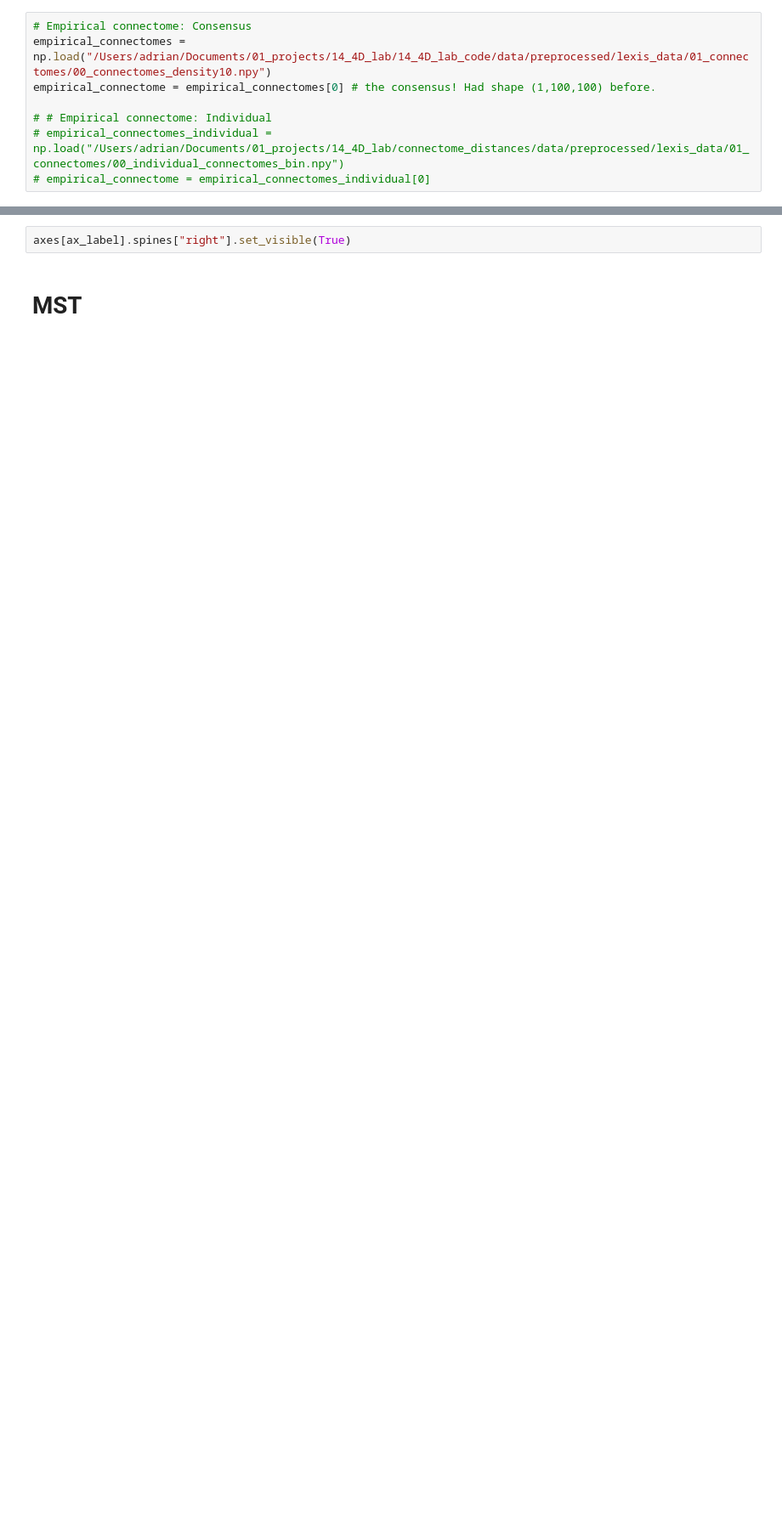
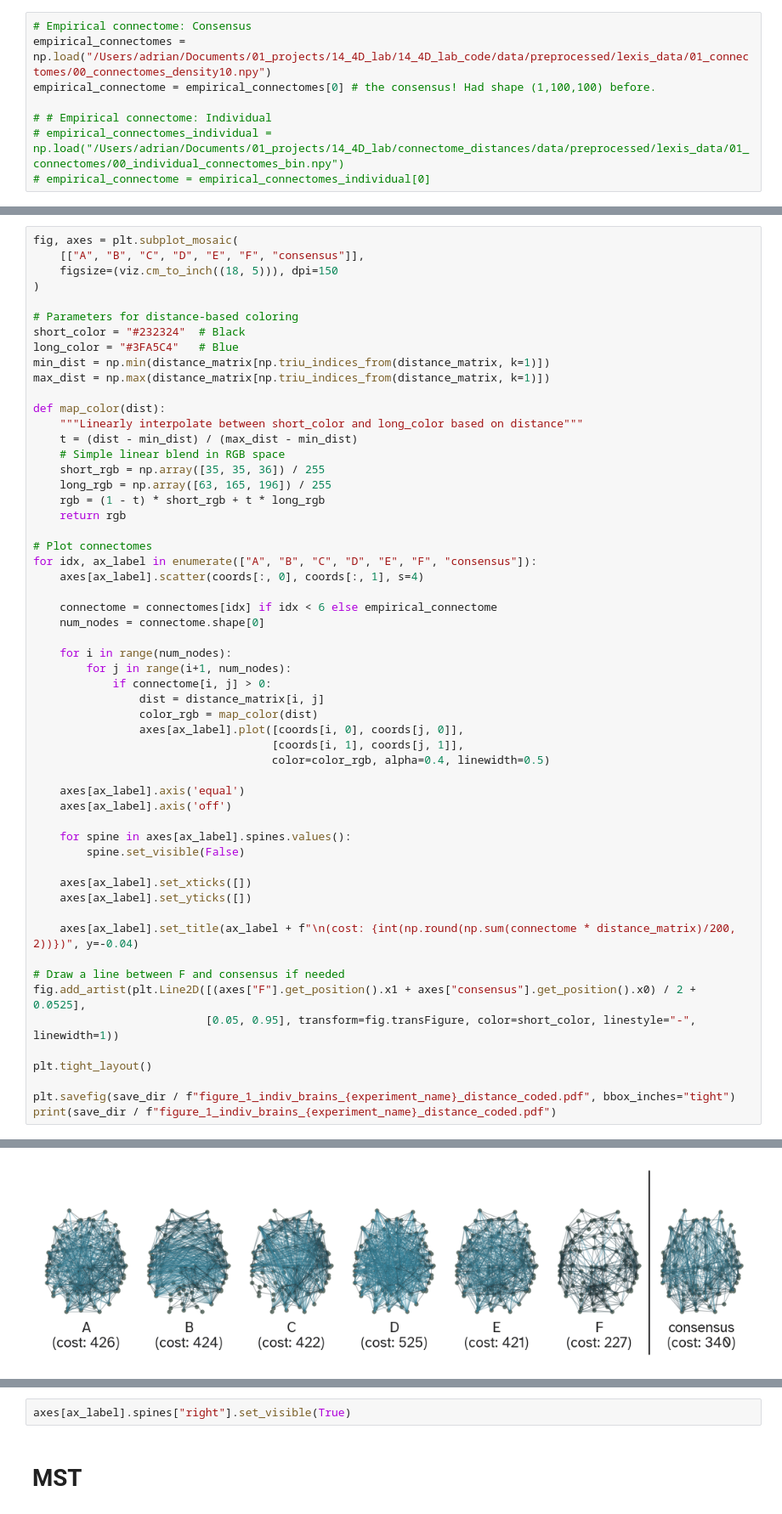
Before and after one commit to ad045/simba, a Jupyter notebook: scripts/21_2_fig_1_six_example_gen_connectomes_lexis_data.ipynb, the cells around one changed output, grey strips where cells are left out. Shown at 85% size. Cells and saved outputs as stored; diff of their text form; blank space fills up the shorter version.

```diff
--- a/scripts/21_2_fig_1_six_example_gen_connectomes_lexis_data.ipynb
+++ b/scripts/21_2_fig_1_six_example_gen_connectomes_lexis_data.ipynb
@@ -464,0 +463,57 @@ plt.savefig(save_dir / f"figure_1_indiv_brains_{experiment_name}.pdf", bbox_inch
+# %%
+fig, axes = plt.subplot_mosaic(
+    [["A", "B", "C", "D", "E", "F", "consensus"]],
+    figsize=(viz.cm_to_inch((18, 5))), dpi=150
+)
+
+# Parameters for distance-based coloring
+short_color = "#232324"  # Black
+long_color = "#3FA5C4"   # Blue
+min_dist = np.min(distance_matrix[np.triu_indices_from(distance_matrix, k=1)])
+max_dist = np.max(distance_matrix[np.triu_indices_from(distance_matrix, k=1)])
+
+def map_color(dist):
+    """Linearly interpolate between short_color and long_color based on distance"""
+    t = (dist - min_dist) / (max_dist - min_dist)
+    # Simple linear blend in RGB space
+    short_rgb = np.array([35, 35, 36]) / 255
+    long_rgb = np.array([63, 165, 196]) / 255
+    rgb = (1 - t) * short_rgb + t * long_rgb
+    return rgb
+
+# Plot connectomes
+for idx, ax_label in enumerate(["A", "B", "C", "D", "E", "F", "consensus"]):
+    axes[ax_label].scatter(coords[:, 0], coords[:, 1], s=4)
+
+    connectome = connectomes[idx] if idx < 6 else empirical_connectome
+    num_nodes = connectome.shape[0]
+
+    for i in range(num_nodes):
+        for j in range(i+1, num_nodes):
+            if connectome[i, j] > 0:
+                dist = distance_matrix[i, j]
+                color_rgb = map_color(dist)
+                axes[ax_label].plot([coords[i, 0], coords[j, 0]],
+                                    [coords[i, 1], coords[j, 1]],
+                                    color=color_rgb, alpha=0.4, linewidth=0.5)
+
+    axes[ax_label].axis('equal')
+    axes[ax_label].axis('off')
+
+    for spine in axes[ax_label].spines.values():
+        spine.set_visible(False)
+
+    axes[ax_label].set_xticks([])
+    axes[ax_label].set_yticks([])
+
+    axes[ax_label].set_title(ax_label + f"\n(cost: {int(np.round(np.sum(connectome * distance_matrix)/200, 2))})", y=-0.04)
+
+# Draw a line between F and consensus if needed
+fig.add_artist(plt.Line2D([(axes["F"].get_position().x1 + axes["consensus"].get_position().x0) / 2 + 0.0525],
+                          [0.05, 0.95], transform=fig.transFigure, color=short_color, linestyle="-", linewidth=1))
+
+plt.tight_layout()
+
+plt.savefig(save_dir / f"figure_1_indiv_brains_{experiment_name}_distance_coded.pdf", bbox_inches="tight")
+print(save_dir / f"figure_1_indiv_brains_{experiment_name}_distance_coded.pdf")
+# %% [output]
@@ -464,0 +521 @@ plt.savefig(save_dir / f"figure_1_indiv_brains_{experiment_name}.pdf", bbox_inch
+[figure, added]
```
Also changed, not shown: parts of 10 cells of this notebook, 13 other files.
